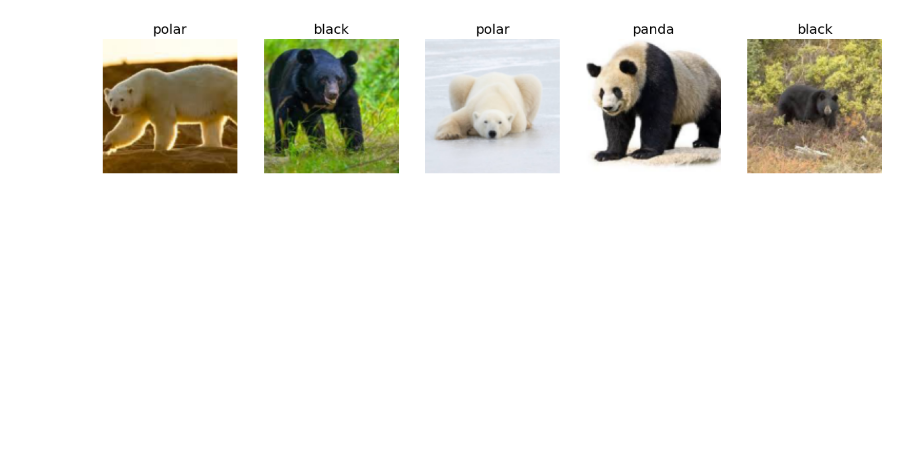
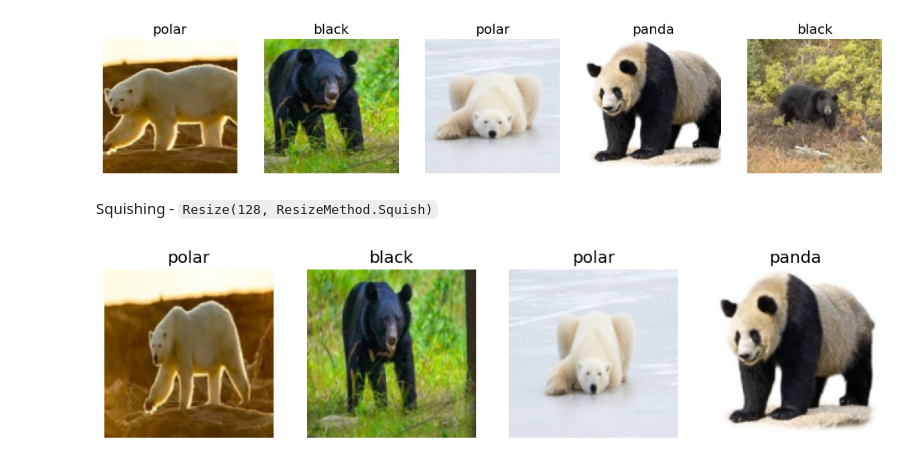
Before and after one commit to coffius/fastbook-2024, a Jupyter notebook: notebooks/chapter_2_bears.ipynb, the cells around one changed output. Saved outputs shown, nothing was run; the diff lists cells and outputs as text; code cells hidden in the pictures; blank space fills up the shorter version.

```diff
--- a/notebooks/chapter_2_bears.ipynb
+++ b/notebooks/chapter_2_bears.ipynb
@@ -31,2 +38,9 @@ dls.valid.show_batch(max_n=5, nrows=1)
 # %% [output]
 [figure]
+# %% [markdown]
+Squishing - `Resize(128, ResizeMethod.Squish)`
+# %%
+squished_bears = bears_data_block.new(item_tfms=Resize(128, ResizeMethod.Squish))
+squished_bears.dataloaders(dataset_path).valid.show_batch(max_n=4, nrows=1)
+# %% [output]
+[figure, added]
```
Also changed, not shown: parts of 37 cells of this notebook.
